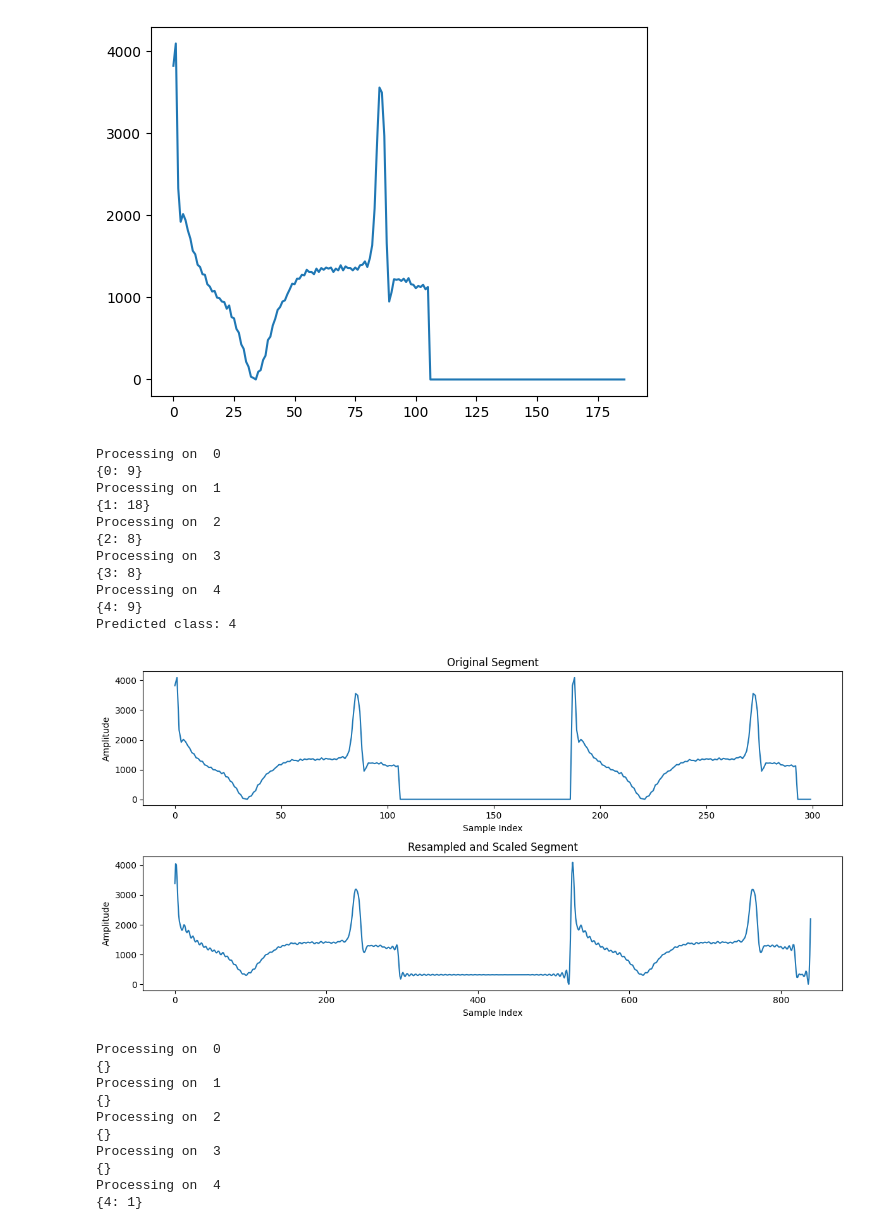
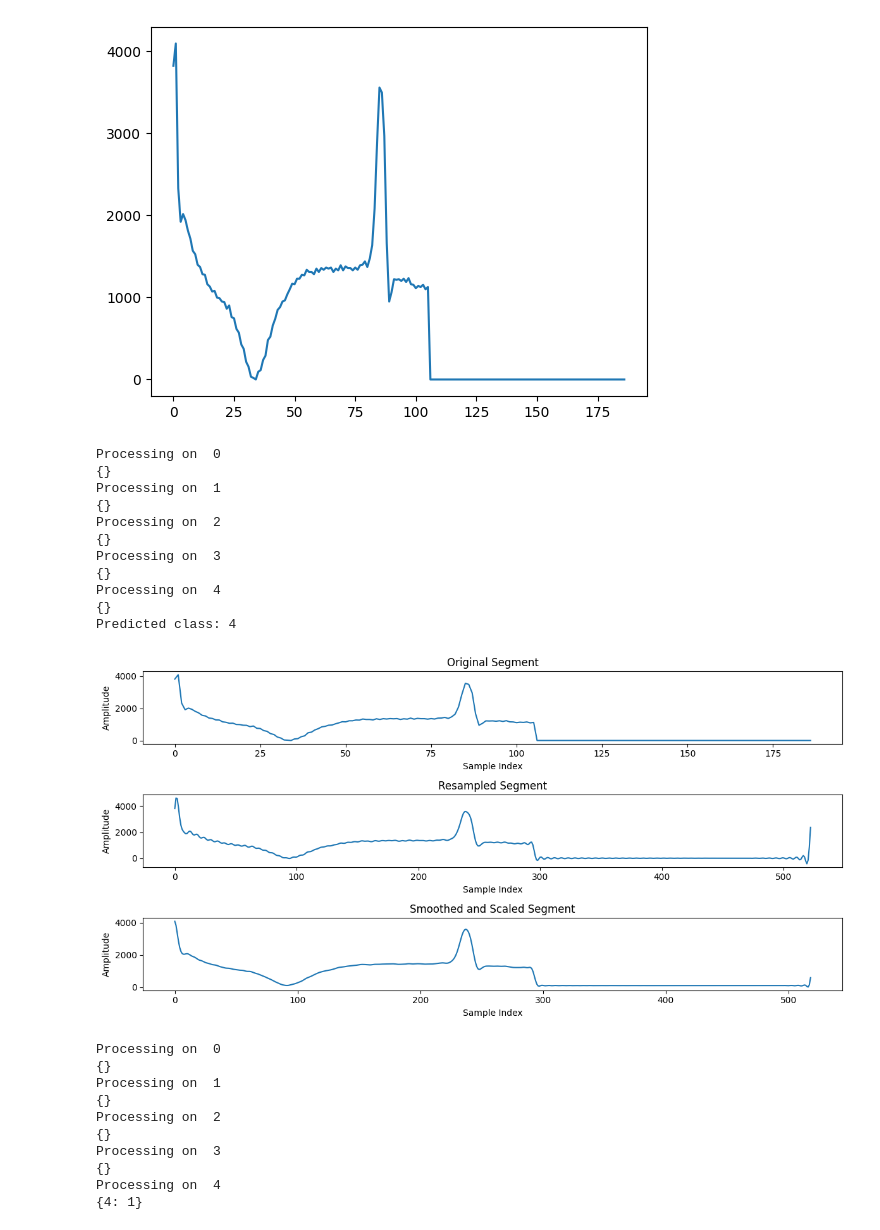
Before and after one commit to ManuBlue/verilogECG, a Jupyter notebook: testBench/test.ipynb, the cells around one changed output. Cells and saved outputs as stored; diff of their text form; code cells hidden in the pictures.

```diff
--- a/testBench/test.ipynb
+++ b/testBench/test.ipynb
@@ -92,7 +92,7 @@ def extend_sample(sample, target_length):
     return extended_sample
 
 # Define the target length (e.g., 187)
-target_length = 187 * 10
+target_length = 187 * 1
 
 # Extend each sample
 extended_samples = [extend_sample(myStr, target_length) for myStr in strs]
@@ -207,17 +207,25 @@ pred = pruned_tree.predict(segment0_array.reshape(1, -1))
 print("Predicted class:", pred[0])
 # %% [output]
 Processing on  0
-{0: 9}
+{}
 Processing on  1
-{1: 18}
+{}
 Processing on  2
-{2: 8}
+{}
 Processing on  3
-{3: 8}
+{}
 Processing on  4
-{4: 9}
+{}
 Predicted class: 4
 # %%
+import numpy as np
+from scipy.signal import resample
+import matplotlib.pyplot as plt
+
+def smooth_signal(signal, window_size=5):
+    """Smooth the signal using a simple moving average filter."""
+    return np.convolve(signal, np.ones(window_size)/window_size, mode='valid')
+
 segments_list = [segment0, segment1, segment2, segment3, segment4]
 
 segmentsDict = {i: x for i, x in enumerate(segments_list)}
@@ -241,53 +249,65 @@ def save_segments_as_cpp_arrays(segments, original_fs=350, target_fs=125):
             upsampled_segment = resample(segment, num_samples)
             upsampled_segment = np.round(upsampled_segment).astype(int)  # Convert to integers
 
+            # Smooth the upsampled segment
+            smoothed_segment = smooth_signal(upsampled_segment)
+
             # Scale values between 0 and 4095
-            min_val = np.min(upsampled_segment)
-            max_val = np.max(upsampled_segment)
-            upsampled_segment = 4095 * (upsampled_segment - min_val) / (max_val - min_val)
-            upsampled_segment = np.round(upsampled_segment).astype(int)
+            min_val = np.min(smoothed_segment)
+            max_val = np.max(smoothed_segment)
+            smoothed_segment = 4095 * (smoothed_segment - min_val) / (max_val - min_val)
+            smoothed_segment = np.round(smoothed_segment).astype(int)
 
             file.write(f"// Segment for class {beat_class}\n")
             file.write(f"std::vector<int> segment_{beat_class} = {{\n")
-            for i, value in enumerate(upsampled_segment):
+            for i, value in enumerate(smoothed_segment):
                 file.write(f"    {value}")
-                if i < len(upsampled_segment) - 1:
+                if i < len(smoothed_segment) - 1:
                     file.write(",")
             file.write("\n};\n\n")
 
 save_segments_as_sv_arrays(segmentsDict, original_fs=125, target_fs=125)
 save_segments_as_cpp_arrays(segmentsDict, original_fs=125, target_fs=350)
 
 # Example plot
 original_segment = segment4[:300]
 num_samples = int(len(original_segment) * 350 / 125)
 upsampled_segment = resample(original_segment, num_samples)
 upsampled_segment = np.round(upsampled_segment).astype(int)
 
+# Smooth the upsampled segment
+smoothed_segment = smooth_signal(upsampled_segment)
+
 # Scale values between 0 and 4095
-min_val = np.min(upsampled_segment)
-max_val = np.max(upsampled_segment)
-upsampled_segment = 4095 * (upsampled_segment - min_val) / (max_val - min_val)
-upsampled_segment = np.round(upsampled_segment).astype(int)
+min_val = np.min(smoothed_segment)
+max_val = np.max(smoothed_segment)
+smoothed_segment = 4095 * (smoothed_segment - min_val) / (max_val - min_val)
+smoothed_segment = np.round(smoothed_segment).astype(int)
 
 plt.figure(figsize=(12, 6))
 
-plt.subplot(2, 1, 1)
+plt.subplot(3, 1, 1)
 plt.plot(original_segment)
 plt.title("Original Segment")
 plt.xlabel("Sample Index")
 plt.ylabel("Amplitude")
 
-plt.subplot(2, 1, 2)
+plt.subplot(3, 1, 2)
 plt.plot(upsampled_segment)
-plt.title("Resampled and Scaled Segment")
+plt.title("Resampled Segment")
+plt.xlabel("Sample Index")
+plt.ylabel("Amplitude")
+
+plt.subplot(3, 1, 3)
+plt.plot(smoothed_segment)
+plt.title("Smoothed and Scaled Segment")
 plt.xlabel("Sample Index")
 plt.ylabel("Amplitude")
 
 plt.tight_layout()
 plt.show()
 # %% [output]
-[figure, old version]
+[figure, new version]
 # %%
 import pandas as pd
 import numpy as np
```
Also changed, not shown: parts of 1 cell of this notebook, 6 other files.
